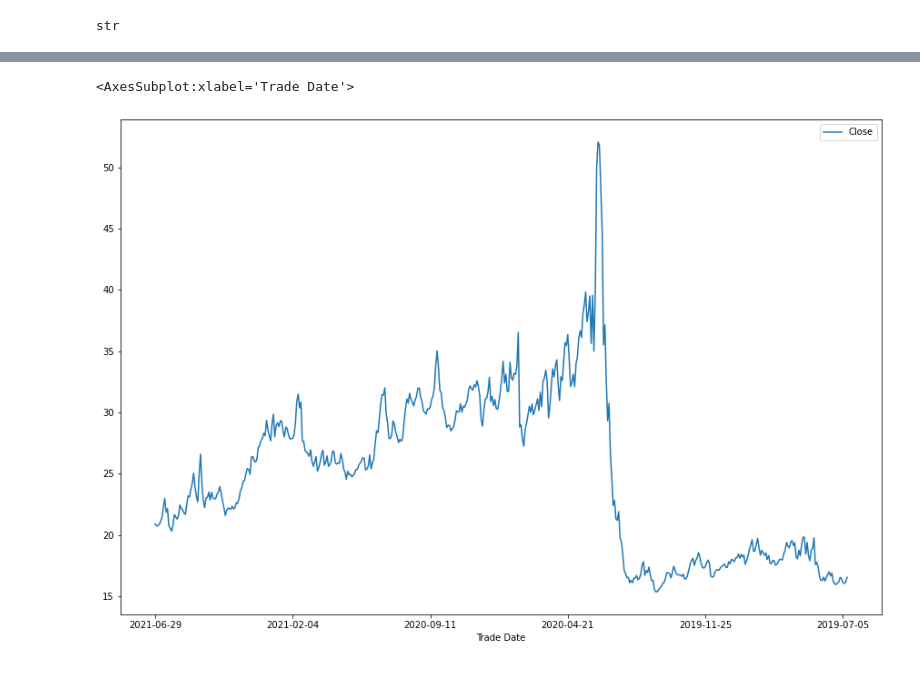
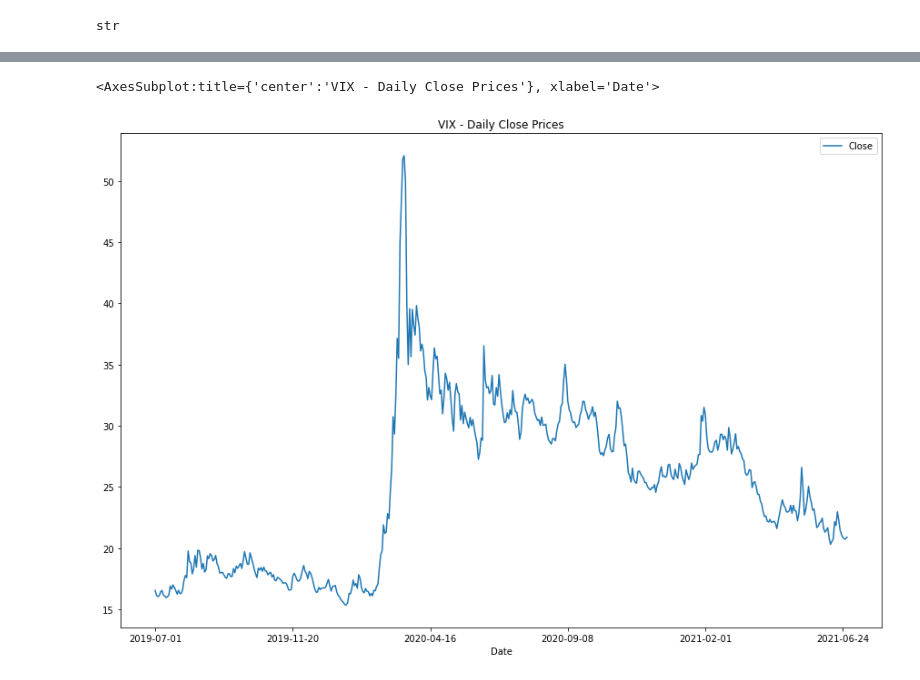
Before and after one commit to jpweldon/Cryptocurrency_Stock_Correlation, a Jupyter notebook: Resources/Volatility_Data.ipynb, the cells around one changed output, grey strips where cells are left out. Saved outputs shown, nothing was run; the diff lists cells and outputs as text; code cells hidden in the pictures.

Commit message:
changed variable names, reordered rows so start date came first, and added commentary over code

```diff
--- a/Resources/Volatility_Data.ipynb
+++ b/Resources/Volatility_Data.ipynb
@@ -49,2 +50,7 @@ volatility_index_data[0][0][0]
 # %%
-data = pd.DataFrame.from_dict(volatility_index_data[0], orient='columns')
+# Convert all data from list into DataFrame using the Pandas from_dict() function
+vix_all = pd.DataFrame.from_dict(volatility_index_data[0], orient='columns')
+
+# Display the first and last 5 rows using the head() and tail() functions to confirm formatting
+display(vix_all.head())
+display(vix_all.tail())
@@ -66,0 +70,7 @@ data
+# %%
+# Reverse the order of rows so that the start date is at the top of the list
+vix_all = vix_all[::-1]
+
+# Display the first and last 5 rows using the head() and tail() functions to confirm formatting
+display(vix_all.head())
+display(vix_all.tail())
@@ -115,13 +120,18 @@ data2
 # %%
-data3 = data2.drop(columns = ["Open",
-            "High",
-            "Low",
-            "Settle",
-            "Change",
-            "Total Volume",
-            "EFP",
-            "Prev. Day Open Interest"])
+# Use the Pandas drop function to remove all columns except the date and the closing price data
+vix_close = vix_all.drop(
+    columns = ["Open",
+               "High",
+               "Low",
+               "Settle",
+               "Change",
+               "Total Volume",
+               "EFP",
+               "Prev. Day Open Interest"
+              ]
+)
 
-data3
+# Confirm the change using the head() function
+vix_close.head()
 # %% [output]
 |  | Close |
@@ -141,5 +144,6 @@ data3
 # %%
-data3.plot(figsize=(15,10))
+# Plot graph of VIX close prices to visualize the trend
+vix_close.plot(figsize=(15,10), title='VIX - Daily Close Prices')
 # %% [output]
-<AxesSubplot:xlabel='Trade Date'>
+<AxesSubplot:title={'center':'VIX - Daily Close Prices'}, xlabel='Date'>
-[figure, old version]
+[figure, new version]
```
Also changed, not shown: parts of 11 cells of this notebook, 1 other file.
